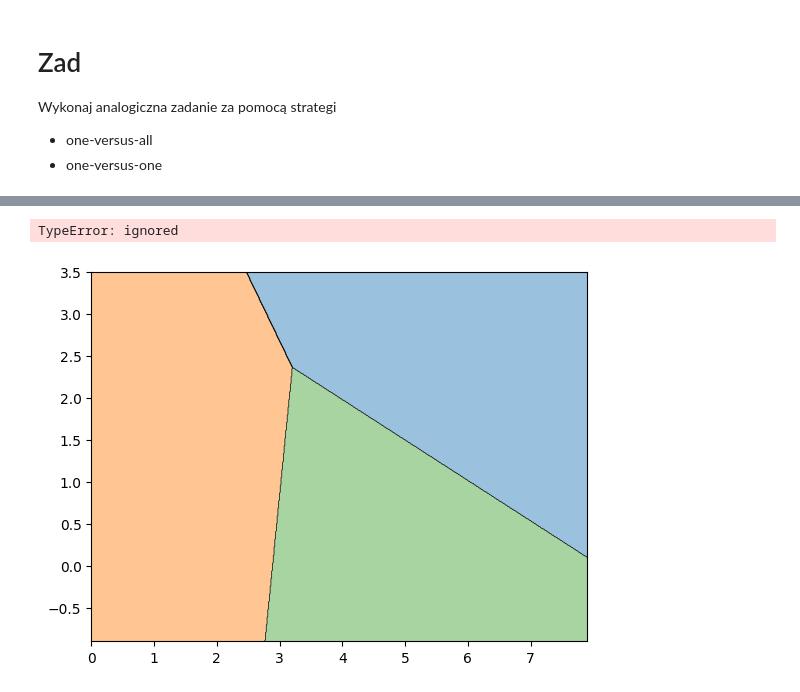
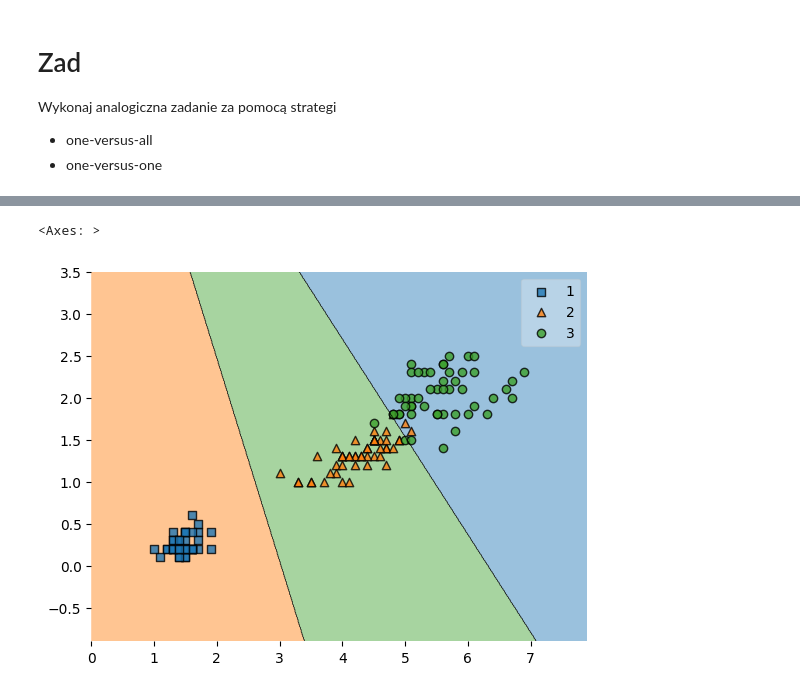
Before and after one commit to mladbago/podstawy_sztucznej_inteligencji, a Jupyter notebook: Z08_H_Softmax_Regression.ipynb, the cells around one changed output, grey strips where cells are left out. Drawn from its saved outputs; the diff is of its cells as text; code cells hidden in the pictures.

```diff
--- a/Z08_H_Softmax_Regression.ipynb
+++ b/Z08_H_Softmax_Regression.ipynb
@@ -93,9 +105,9 @@ TypeError: ignored
 # %%
-from sklearn.multiclass import OneVsRestClassifier
+from sklearn.multiclass import OneVsOneClassifier
 
-one_vs_all = OneVsRestClassifier(LogisticRegression()).fit(X, y)
+one_vs_one = OneVsOneClassifier(LogisticRegression()).fit(X, y)
 
-plot_decision_regions(X, y, clf=one_vs_all)
+plot_decision_regions(X, y, clf=one_vs_one)
 # %% [output]
-TypeError: ignored
+<Axes: >
-[figure, old version]
+[figure, new version]
```
Also changed, not shown: parts of 4 cells of this notebook.
